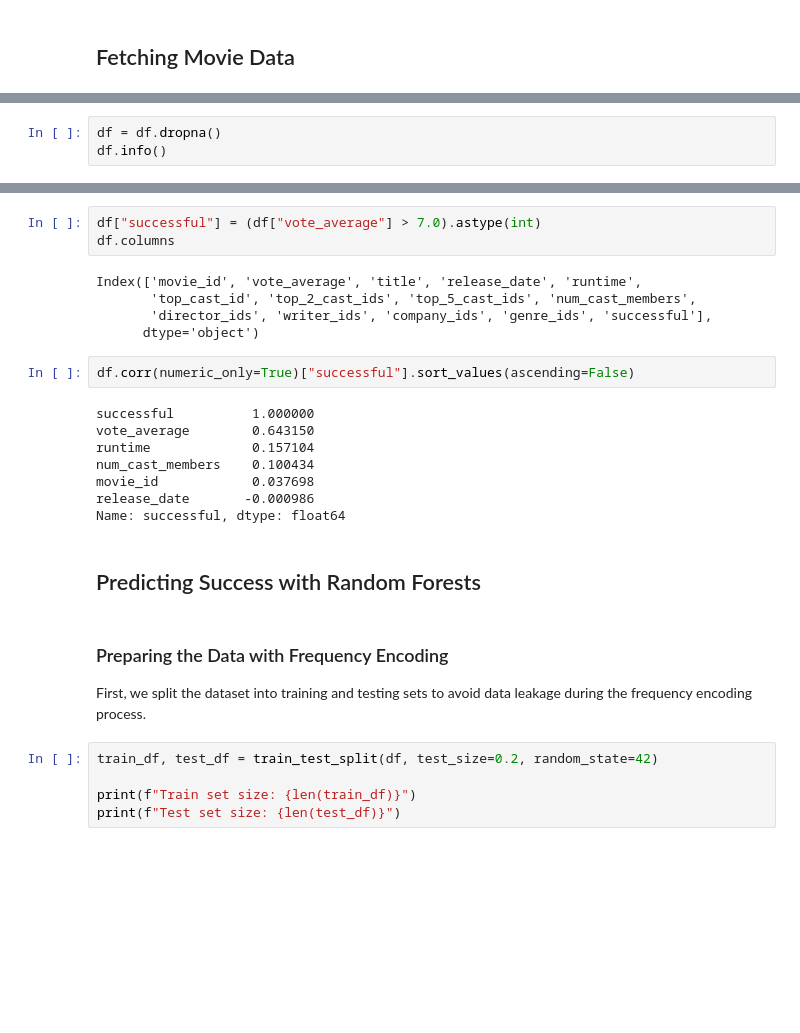
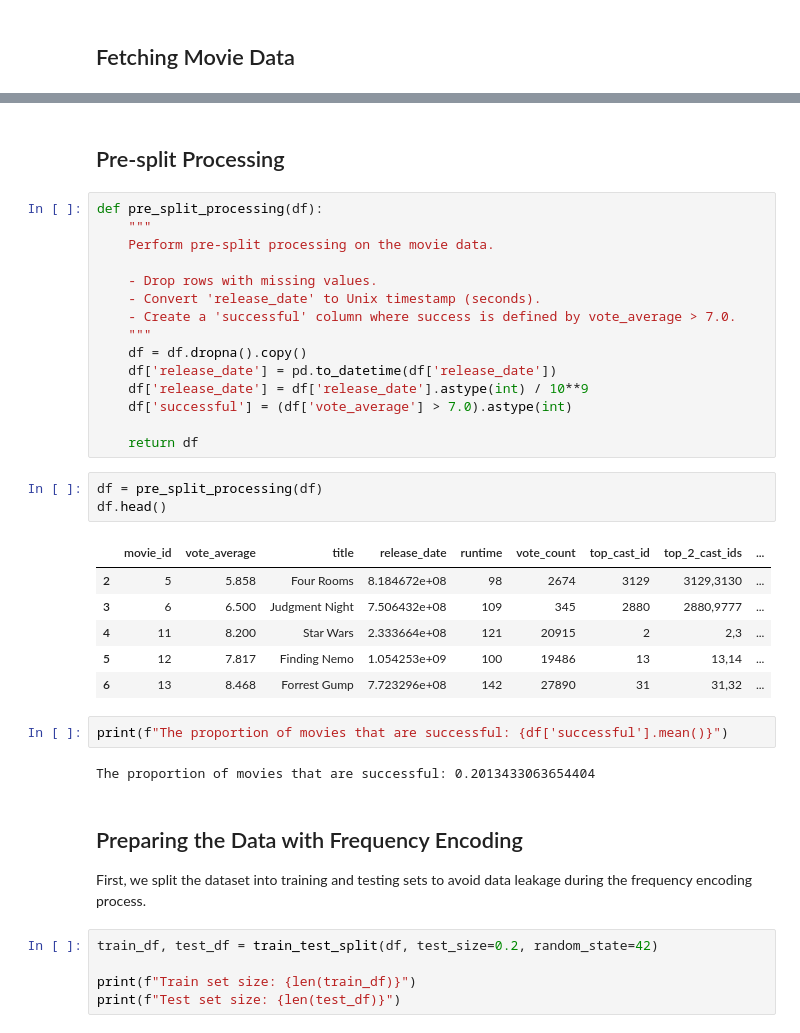
Before and after one commit to jonnycomes/movie-data, a Jupyter notebook: notebooks/successful_movie_prediction/Successful_Movie_Prediction.ipynb, the cells around one changed output, grey strips where cells are left out. Drawn from its saved outputs; the diff is of its cells as text; blank space fills up the shorter version.

```diff
--- a/notebooks/successful_movie_prediction/Successful_Movie_Prediction.ipynb
+++ b/notebooks/successful_movie_prediction/Successful_Movie_Prediction.ipynb
@@ -24,3 +28,0 @@ df.head()
-# %%
-df = df.dropna()
-df.info()
@@ -53,25 +29,36 @@ df['release_date'] = df['release_date'].astype(int) / 10**9  # Unix timestamp in
-# %%
-df["successful"] = (df["vote_average"] > 7.0).astype(int)
-df.columns
-# %% [output]
-Index(['movie_id', 'vote_average', 'title', 'release_date', 'runtime',
-       'top_cast_id', 'top_2_cast_ids', 'top_5_cast_ids', 'num_cast_members',
-       'director_ids', 'writer_ids', 'company_ids', 'genre_ids', 'successful'],
-      dtype='object')
-# %%
-df.corr(numeric_only=True)["successful"].sort_values(ascending=False)
-# %% [output]
-successful          1.000000
-vote_average        0.643150
-runtime             0.157104
-num_cast_members    0.100434
-movie_id            0.037698
-release_date       -0.000986
-Name: successful, dtype: float64
-# %% [markdown]
-## Predicting Success with Random Forests
+# %% [markdown]
+## Pre-split Processing
+# %%
+def pre_split_processing(df):
+    """
+    Perform pre-split processing on the movie data.
+
+    - Drop rows with missing values.
+    - Convert 'release_date' to Unix timestamp (seconds).
+    - Create a 'successful' column where success is defined by vote_average > 7.0.
+    """
+    df = df.dropna().copy()
+    df['release_date'] = pd.to_datetime(df['release_date'])
+    df['release_date'] = df['release_date'].astype(int) / 10**9
+    df['successful'] = (df['vote_average'] > 7.0).astype(int)
+
+    return df
+# %%
+df = pre_split_processing(df)
+df.head()
+# %% [output]
+|  | movie_id | vote_average | title | release_date | runtime | vote_count | top_cast_id | top_2_cast_ids | ... |
+| 2 | 5 | 5.858 | Four Rooms | 8.184672e+08 | 98 | 2674 | 3129 | 3129,3130 | ... |
+| 3 | 6 | 6.500 | Judgment Night | 7.506432e+08 | 109 | 345 | 2880 | 2880,9777 | ... |
+| 4 | 11 | 8.200 | Star Wars | 2.333664e+08 | 121 | 20915 | 2 | 2,3 | ... |
+| 5 | 12 | 7.817 | Finding Nemo | 1.054253e+09 | 100 | 19486 | 13 | 13,14 | ... |
+| 6 | 13 | 8.468 | Forrest Gump | 7.723296e+08 | 142 | 27890 | 31 | 31,32 | ... |
+# %%
+print(f"The proportion of movies that are successful: {df['successful'].mean()}")
+# %% [output]
+The proportion of movies that are successful: 0.2013433063654404
 # %% [markdown]
-### Preparing the Data with Frequency Encoding
+## Preparing the Data with Frequency Encoding
 
 First, we split the dataset into training and testing sets to avoid data leakage during the frequency encoding process.
 # %%
```
Also changed, not shown: parts of 29 cells of this notebook, 2 other files.
